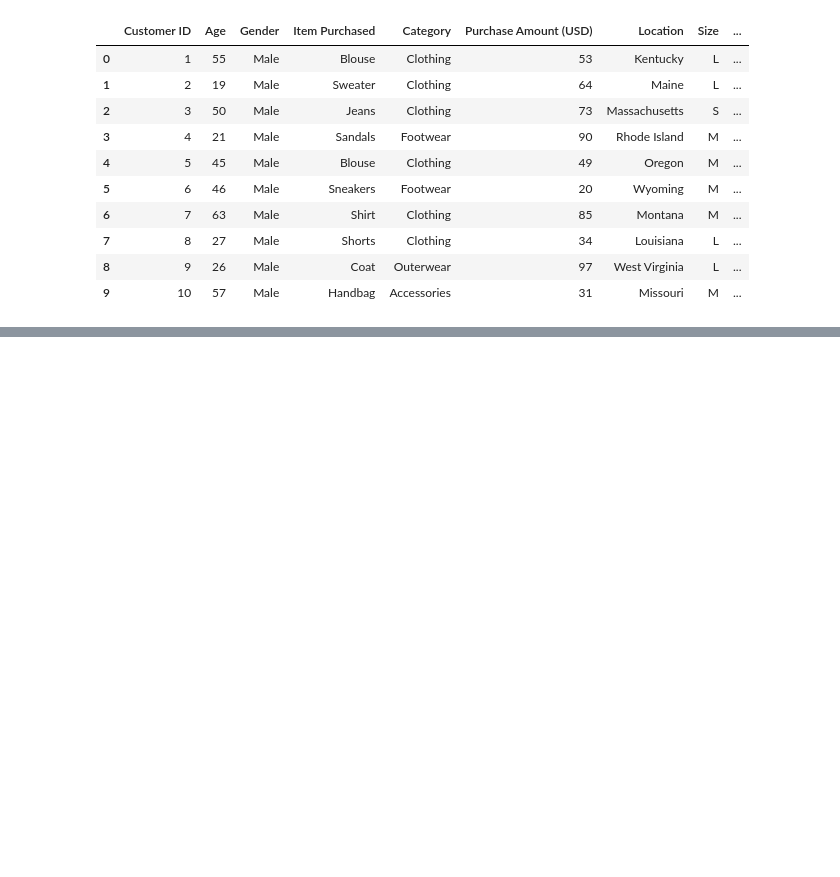
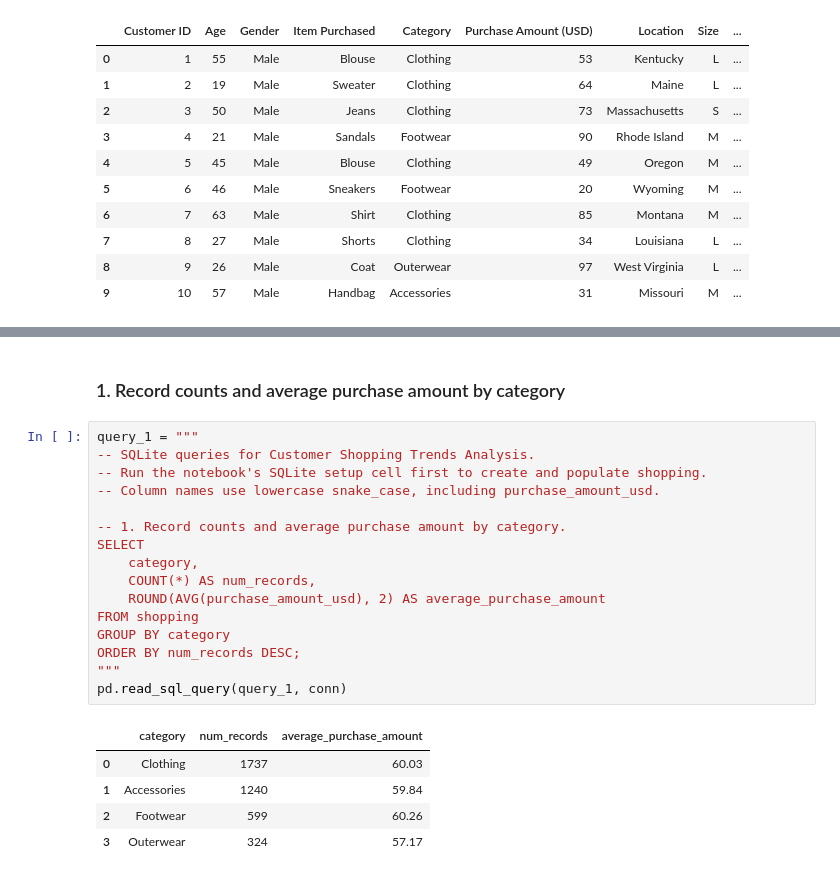
Before and after one commit to yavuzselimcakir/customer-shopping-trends-analysis, a Jupyter notebook: custome-data-analysis.ipynb, the cells around one changed output, grey strips where cells are left out. Drawn from its saved outputs; the diff is of its cells as text; blank space fills up the shorter version.

```diff
--- a/custome-data-analysis.ipynb
+++ b/custome-data-analysis.ipynb
@@ -134,0 +149,24 @@ plt.show()
+# %% [markdown]
+### 1. Record counts and average purchase amount by category
+# %%
+query_1 = """
+-- SQLite queries for Customer Shopping Trends Analysis.
+-- Run the notebook's SQLite setup cell first to create and populate shopping.
+-- Column names use lowercase snake_case, including purchase_amount_usd.
+
+-- 1. Record counts and average purchase amount by category.
+SELECT
+    category,
+    COUNT(*) AS num_records,
+    ROUND(AVG(purchase_amount_usd), 2) AS average_purchase_amount
+FROM shopping
+GROUP BY category
+ORDER BY num_records DESC;
+"""
+pd.read_sql_query(query_1, conn)
+# %% [output]
+|  | category | num_records | average_purchase_amount |
+| 0 | Clothing | 1737 | 60.03 |
+| 1 | Accessories | 1240 | 59.84 |
+| 2 | Footwear | 599 | 60.26 |
+| 3 | Outerwear | 324 | 57.17 |
```
Also changed, not shown: parts of 20 cells of this notebook, 2 other files.
